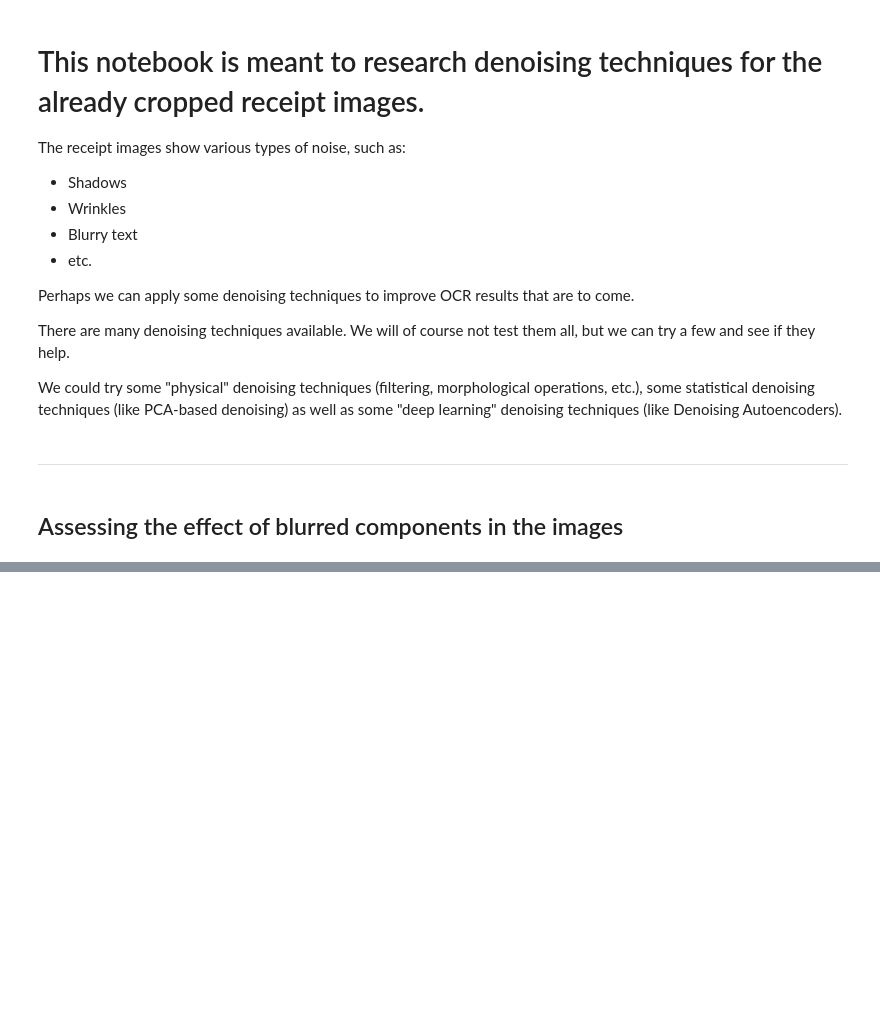
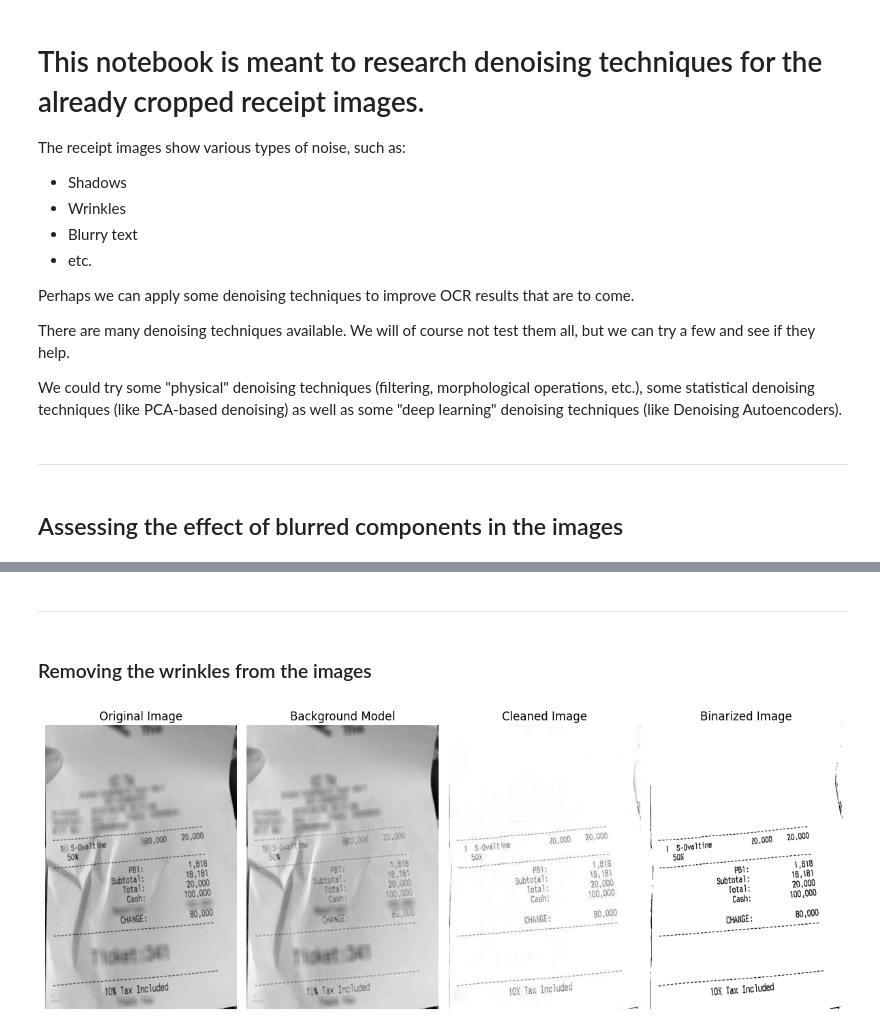
Before and after one commit to Gdeterline/Optical-Character-Recognition-for-Receipts, a Jupyter notebook: notebooks/denoising_images.ipynb, the cells around one changed output, grey strips where cells are left out. Cells and saved outputs as stored; diff of their text form; code cells hidden in the pictures; blank space fills up the shorter version.

Commit message:
started assessing wrinkles and deskewing

```diff
--- a/notebooks/denoising_images.ipynb
+++ b/notebooks/denoising_images.ipynb
@@ -36,0 +38,67 @@ Number of cropped images available for denoising exmperiments: 66
+# %% [markdown]
+---
+# %% [markdown]
+### Removing the wrinkles from the images
+# %%
+def lighten_wrinkles(image_path, output_path=None):
+    # 1. Read the image in grayscale
+    img = cv2.imread(image_path, cv2.IMREAD_GRAYSCALE)
+    if img is None:
+        raise ValueError("Image not found")
+
+    # Step 2. we define the kernel (structuring element)
+    # (5, 5): we choose a kernel size to cover wrinkles effectively - and capture the background (logo, paper texture)
+    # but without being too large and losing local variations (text!)
+    kernel = cv2.getStructuringElement(cv2.MORPH_RECT, (5, 5))
+
+    # Step 3. Morphological Closing
+    # removes the dark text, leaving only the background (paper + wrinkles)
+    background_model = cv2.morphologyEx(img, cv2.MORPH_CLOSE, kernel)
+
+    # Slight blur on background to reduce artifacts
+    background_model = cv2.GaussianBlur(background_model, (5, 5), 0)
+
+    # Step 4. Division Normalization ("De-wrinkling" step)
+    # We convert to float to avoid integer overflow issues during division
+    result = img.astype(float) / background_model.astype(float)
+
+    # Scale back to 0-255 range
+    result = result * 255
+    result = np.clip(result, 0, 255).astype(np.uint8)
+
+    # Step 5. Binarization
+    # Once wrinkles are gone, Otsu's thresholding works much better
+    _, binary = cv2.threshold(result, 0, 255, cv2.THRESH_BINARY + cv2.THRESH_OTSU)
+
+    # Visualization
+    if output_path:
+        cv2.imwrite(output_path, result)
+
+    return img, background_model, result, binary
+
+# --- Usage ---
+image_path = '../data/_debug/dev_receipt_00002.png' # Replace with your image
+original, bg, cleaned, binary = lighten_wrinkles(image_path)
+
+# Display results side-by-side using Matplotlib for analysis
+plt.figure(figsize=(12, 8))
+plt.subplot(1, 4, 1)
+plt.title('Original Image')
+plt.imshow(original, cmap='gray')
+plt.axis('off')
+plt.subplot(1, 4, 2)
+plt.title('Background Model')
+plt.imshow(bg, cmap='gray')
+plt.axis('off')
+plt.subplot(1, 4, 3)
+plt.title('Cleaned Image')
+plt.imshow(cleaned, cmap='gray')
+plt.axis('off')
+plt.subplot(1, 4, 4)
+plt.title('Binarized Image')
+plt.imshow(binary, cmap='gray')
+plt.axis('off')
+plt.tight_layout()
+plt.show()
+# %% [output]
+[figure, added]
```
Also changed, not shown: parts of 3 cells of this notebook, 1 other file.
